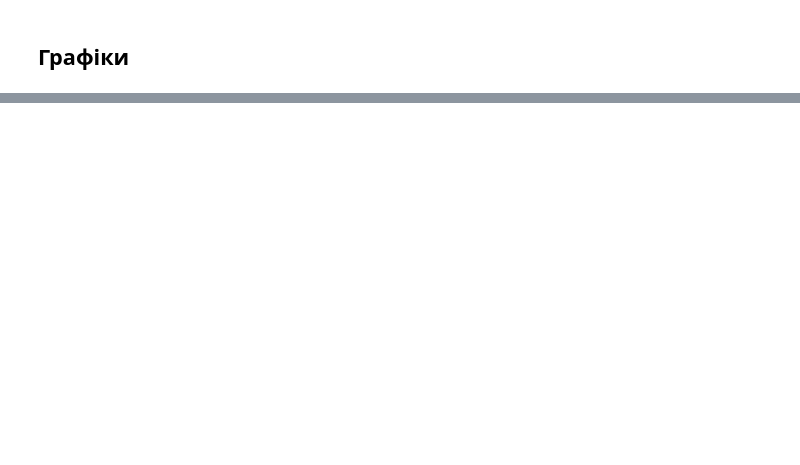
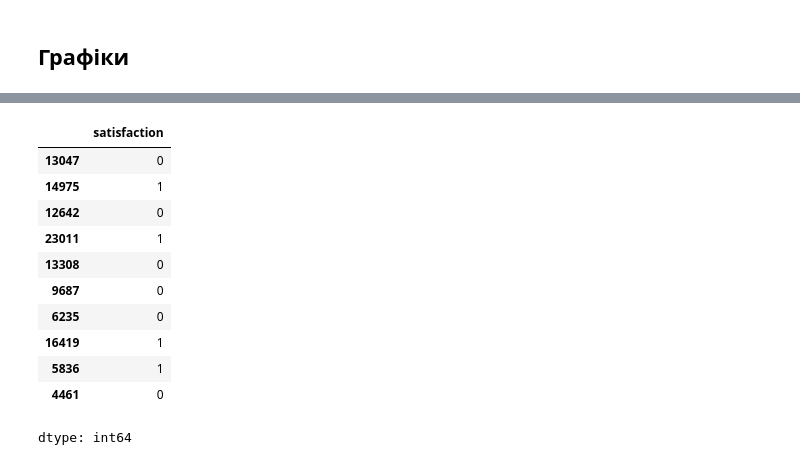
Before and after one commit to HalyshAnton/Python-AI, a Jupyter notebook: Classification.ipynb, the cells around one changed output, grey strips where cells are left out. Cells and saved outputs as stored; diff of their text form; code cells hidden in the pictures; blank space fills up the shorter version.

```diff
--- a/Classification.ipynb
+++ b/Classification.ipynb
@@ -200,21 +210,27 @@ df.head()
 # %%
 from torch.utils.data import Dataset
-from sklearn.model_selection import train_test_split
 
 class MyDataset(Dataset):
     def __init__(self, X, y):
-      self.X = torch.FloatTensor(X.values)
-      self.y = torch.FloatTensor(y.values)
-      self.y = self.y.reshape(-1, 1)
+        super().__init__()
+        self.X = torch.tensor(X.values, dtype=torch.float32)
+        self.y = torch.tensor(y.values, dtype=torch.float32)
+        self.y = self.y.reshape(-1, 1)
 
     def __len__(self):
-      return len(self.X)
+        return len(self.y)
 
-    def __getitem__(self, idx):
-      return self.X[idx], self.y[idx]
+    def __getitem__(self, ind):
+        return self.X[ind], self.y[ind]
 
-# Create dataset object
-X = df.drop(columns=['satisfaction'])
+
+X = df.drop(columns='satisfaction')
 y = df['satisfaction']
-
-dataset = MyDataset(X, y)
+# %%
+from sklearn.model_selection import train_test_split
+
+X_train, X_test, y_train, y_test = train_test_split(X, y,
+                                                    test_size=1000,  # кількість рядків в тестовому
+                                                    random_state=42,
+                                                    stratify=y  # переконатись, що співвідношення 0 та 1 однакове
+                                                    )
@@ -531 +617,16 @@ plot_metric(history, 'recall_score')
+# %%
+y_test[:10]
+# %% [output]
+|  | satisfaction |
+| 13047 | 0 |
+| 14975 | 1 |
+| 12642 | 0 |
+| 23011 | 1 |
+| 13308 | 0 |
+| 9687 | 0 |
+| 6235 | 0 |
+| 16419 | 1 |
+| 5836 | 1 |
+| 4461 | 0 |
+dtype: int64
 # %%
```
Also changed, not shown: parts of 26 cells of this notebook.
